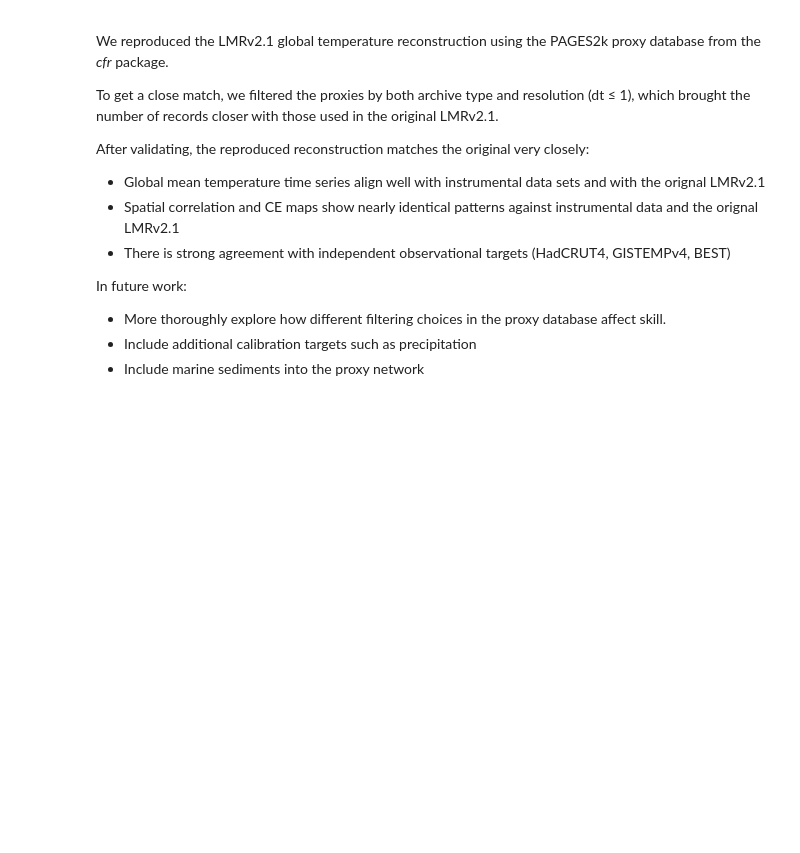
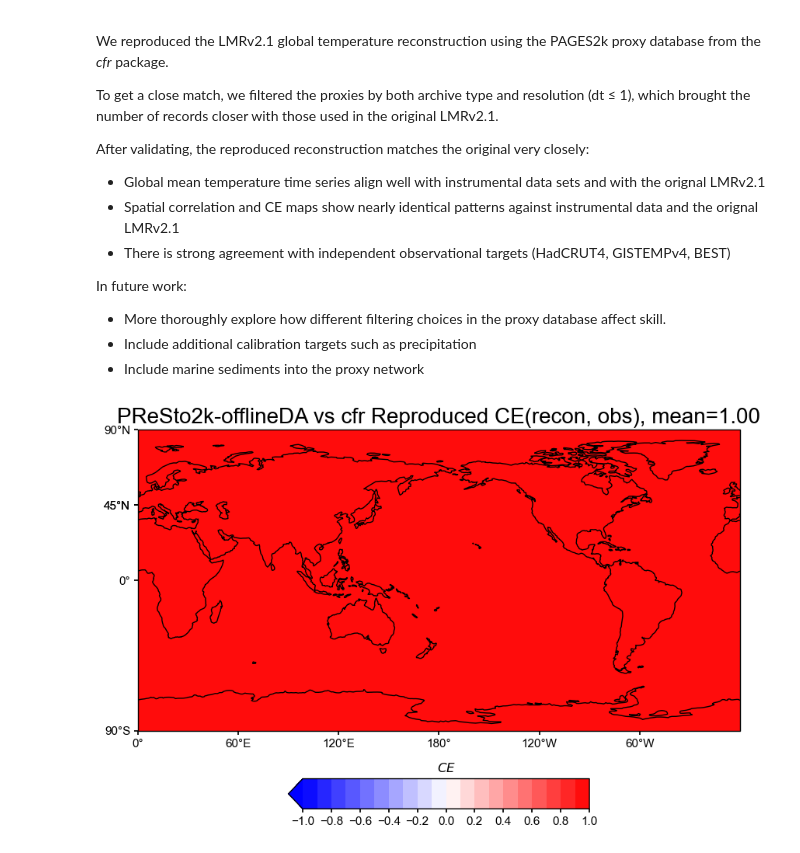
Before and after one commit to LinkedEarth/reproduce_lmr_pb, a Jupyter notebook: _sources/notebooks/validation/C03_a_validation.ipynb, the cells around one changed output. Cells and saved outputs as stored; diff of their text form; code cells hidden in the pictures; blank space fills up the shorter version.

```diff
--- a/_sources/notebooks/validation/C03_a_validation.ipynb
+++ b/_sources/notebooks/validation/C03_a_validation.ipynb
@@ -724,3 +722,31 @@ In future work:
 - More thoroughly explore how different filtering choices in the proxy database affect skill.
 - Include additional calibration targets such as precipitation
 - Include marine sediments into the proxy network
+# %%
+## EXTRA EXTRA DELETE
+res2 = cfr.ReconRes('./recons/lmr_reproduce_pda_ptype_res/')
+res2.load(['tas', 'tas_gm'])
+# %%
+
+
+# Then do the comparison (CE)
+valid_fdbx = res.recons['tas'].compare(
+    res2.recons['tas'],
+    stat='CE',
+    timespan=(1880, 2000),
+)
+
+# Plot with updated settings
+valid_fdbx.plot_kwargs.update({'cbar_orientation': 'horizontal', 'cbar_pad': 0.1})
+fig, ax = valid_fdbx.plot(
+    title=f'PReSto2k-offlineDA vs cfr Reproduced CE(recon, obs), mean={valid_fdbx.geo_mean().value[0,0]:.2f}',
+    projection='PlateCarree',
+    latlon_range=(-90, 90, 0, 360),
+    plot_cbar=True,
+    plot_proxydb=False,
+    cmap='bwr'
+)
+
+cfr.showfig(fig)
+# %% [output]
+[figure, added]
```
Also changed, not shown: parts of 3 cells of this notebook, 6 other files.
